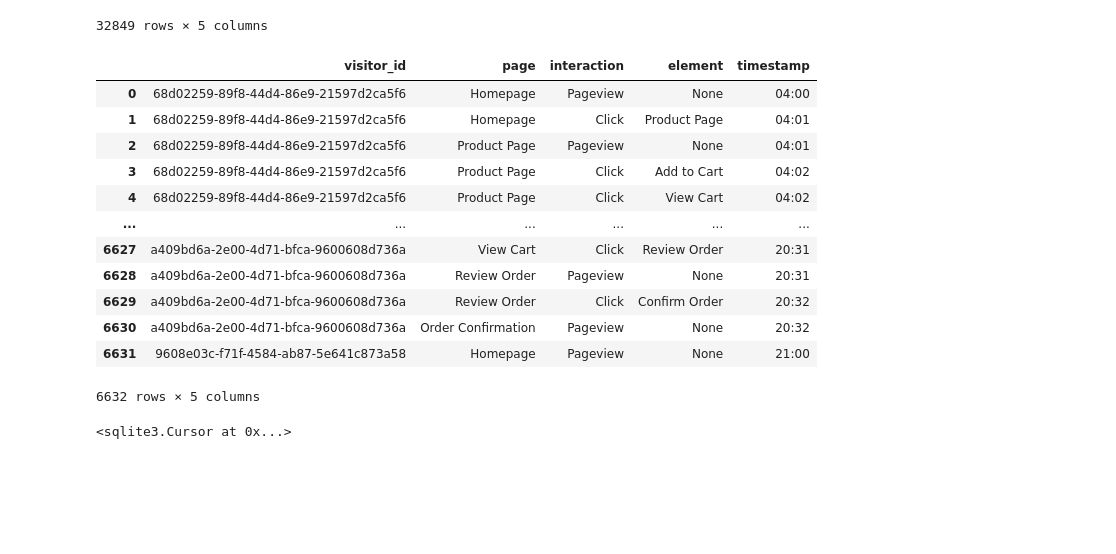
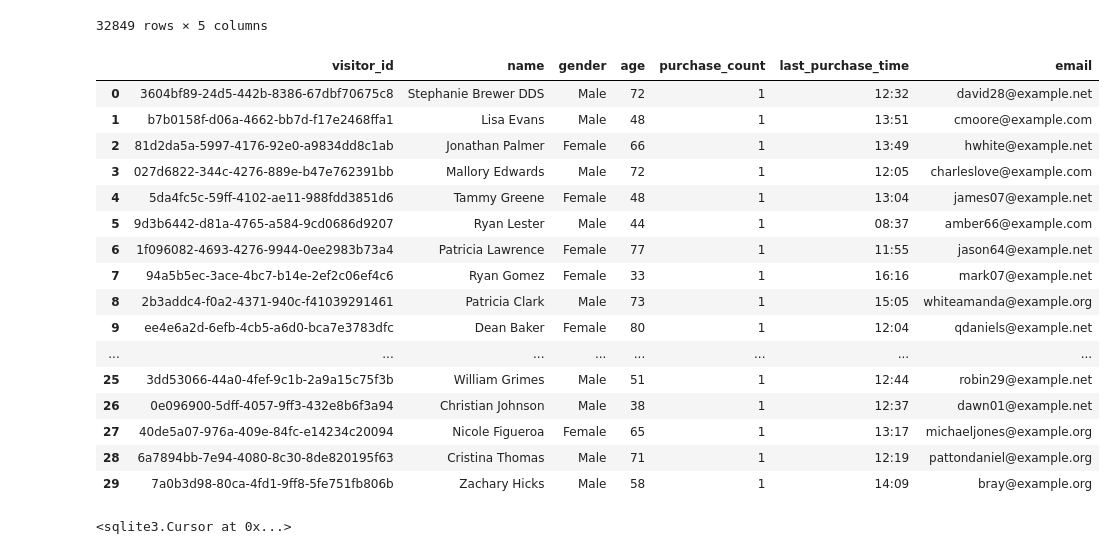
Before and after one commit to SpencerRWood/synthetic-data, a Jupyter notebook: src/Test.ipynb, the cells around one changed output. Drawn from its saved outputs; the diff is of its cells as text; code cells hidden in the pictures; blank space fills up the shorter version.

Commit message:
Added more use cases to simulation

```diff
--- a/src/Test.ipynb
+++ b/src/Test.ipynb
@@ -95,27 +103,39 @@ interactions_df
 | 32847 | 94df6c52-ef8f-414c-8c0a-933db16f4f43 | View Cart | Pageview | None | 20:33 |
 | 32848 | 88f2c367-1929-448e-8050-92524083de87 | Homepage | Pageview | None | 21:06 |
 32849 rows × 5 columns
-# %%
-db_name = r'../eCommerce_Simulation.db'
-conn = sqlite3.connect(db_name)
-
-query  = '''
-Select *
-From interactions
-'''
-
-pd.read_sql(query, conn)
-# %% [output]
-|  | visitor_id | page | interaction | element | timestamp |
-| 0 | 68d02259-89f8-44d4-86e9-21597d2ca5f6 | Homepage | Pageview | None | 04:00 |
-| 1 | 68d02259-89f8-44d4-86e9-21597d2ca5f6 | Homepage | Click | Product Page | 04:01 |
-| 2 | 68d02259-89f8-44d4-86e9-21597d2ca5f6 | Product Page | Pageview | None | 04:01 |
-| 3 | 68d02259-89f8-44d4-86e9-21597d2ca5f6 | Product Page | Click | Add to Cart | 04:02 |
-| 4 | 68d02259-89f8-44d4-86e9-21597d2ca5f6 | Product Page | Click | View Cart | 04:02 |
-| ... | ... | ... | ... | ... | ... |
-| 6627 | a409bd6a-2e00-4d71-bfca-9600608d736a | View Cart | Click | Review Order | 20:31 |
-| 6628 | a409bd6a-2e00-4d71-bfca-9600608d736a | Review Order | Pageview | None | 20:31 |
-| 6629 | a409bd6a-2e00-4d71-bfca-9600608d736a | Review Order | Click | Confirm Order | 20:32 |
-| 6630 | a409bd6a-2e00-4d71-bfca-9600608d736a | Order Confirmation | Pageview | None | 20:32 |
-| 6631 | 9608e03c-f71f-4584-ab87-5e641c873a58 | Homepage | Pageview | None | 21:00 |
-6632 rows × 5 columns
+# %%
+db_name = r'../eCommerce_Simulation.db'
+conn = sqlite3.connect(db_name)
+
+n_existing_customers = 30
+
+query  = '''
+WITH customer_sample AS (
+    SELECT *
+    FROM customers
+    ORDER BY RANDOM() -- SQLite syntax; use RAND() for MySQL or NEWID() for SQL Server
+)
+SELECT *
+FROM customer_sample
+LIMIT {n};
+'''.format(n = n_existing_customers)
+
+pd.read_sql(query, conn)
+# %% [output]
+|  | visitor_id | name | gender | age | purchase_count | last_purchase_time | email |
+| 0 | 3604bf89-24d5-442b-8386-67dbf70675c8 | Stephanie Brewer DDS | Male | 72 | 1 | 12:32 | david28@example.net |
+| 1 | b7b0158f-d06a-4662-bb7d-f17e2468ffa1 | Lisa Evans | Male | 48 | 1 | 13:51 | cmoore@example.com |
+| 2 | 81d2da5a-5997-4176-92e0-a9834dd8c1ab | Jonathan Palmer | Female | 66 | 1 | 13:49 | hwhite@example.net |
+| 3 | 027d6822-344c-4276-889e-b47e762391bb | Mallory Edwards | Male | 72 | 1 | 12:05 | charleslove@example.com |
+| 4 | 5da4fc5c-59ff-4102-ae11-988fdd3851d6 | Tammy Greene | Female | 48 | 1 | 13:04 | james07@example.net |
+| 5 | 9d3b6442-d81a-4765-a584-9cd0686d9207 | Ryan Lester | Male | 44 | 1 | 08:37 | amber66@example.com |
+| 6 | 1f096082-4693-4276-9944-0ee2983b73a4 | Patricia Lawrence | Female | 77 | 1 | 11:55 | jason64@example.net |
+| 7 | 94a5b5ec-3ace-4bc7-b14e-2ef2c06ef4c6 | Ryan Gomez | Female | 33 | 1 | 16:16 | mark07@example.net |
+| 8 | 2b3addc4-f0a2-4371-940c-f41039291461 | Patricia Clark | Male | 73 | 1 | 15:05 | whiteamanda@example.org |
+| 9 | ee4e6a2d-6efb-4cb5-a6d0-bca7e3783dfc | Dean Baker | Female | 80 | 1 | 12:04 | qdaniels@example.net |
+| ... | ... | ... | ... | ... | ... | ... | ... |
+| 25 | 3dd53066-44a0-4fef-9c1b-2a9a15c75f3b | William Grimes | Male | 51 | 1 | 12:44 | robin29@example.net |
+| 26 | 0e096900-5dff-4057-9ff3-432e8b6f3a94 | Christian Johnson | Male | 38 | 1 | 12:37 | dawn01@example.net |
+| 27 | 40de5a07-976a-409e-84fc-e14234c20094 | Nicole Figueroa | Female | 65 | 1 | 13:17 | michaeljones@example.org |
+| 28 | 6a7894bb-7e94-4080-8c30-8de820195f63 | Cristina Thomas | Male | 71 | 1 | 12:19 | pattondaniel@example.org |
+| 29 | 7a0b3d98-80ca-4fd1-9ff8-5fe751fb806b | Zachary Hicks | Male | 58 | 1 | 14:09 | bray@example.org |
```
Also changed, not shown: parts of 2 cells of this notebook, 6 other files.
